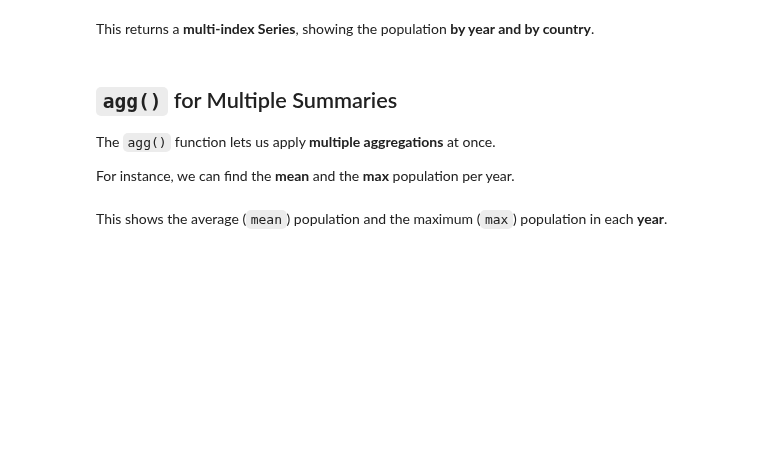
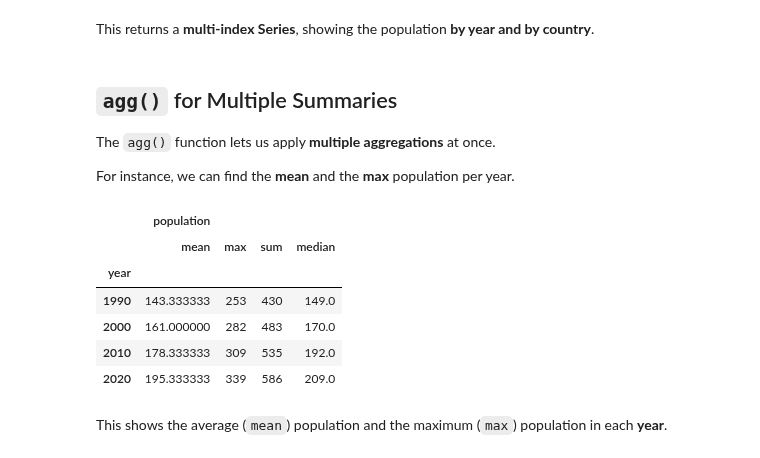
Before and after one commit to omanar1/usable_ai, a Jupyter notebook: docs/m04-tidy_databases/tidy_data.ipynb, the cells around one changed output. Cells and saved outputs as stored; diff of their text form; code cells hidden in the pictures; blank space fills up the shorter version.

```diff
--- a/docs/m04-tidy_databases/tidy_data.ipynb
+++ b/docs/m04-tidy_databases/tidy_data.ipynb
@@ -90,8 +137,16 @@ display(df_year_country_sum)
 
  For instance, we can find the **mean** and the **max** population per year.
 # %%
-df_agg = df_tidy.groupby("year").agg({"population": ["mean", "max","sum"]})
+df_agg = df_tidy.groupby("year").agg({"population": ["mean", "max","sum","median"]})
 display(df_agg)
+# %% [output]
+|  | population |  |  |  |
+|  | mean | max | sum | median |
+| year |  |  |  |  |
+| 1990 | 143.333333 | 253 | 430 | 149.0 |
+| 2000 | 161.000000 | 282 | 483 | 170.0 |
+| 2010 | 178.333333 | 309 | 535 | 192.0 |
+| 2020 | 195.333333 | 339 | 586 | 209.0 |
 # %% [markdown]
  This shows the average (`mean`) population and the maximum (`max`) population in each **year**.
 # %% [markdown]
```
Also changed, not shown: parts of 26 cells of this notebook, 4 other files.
